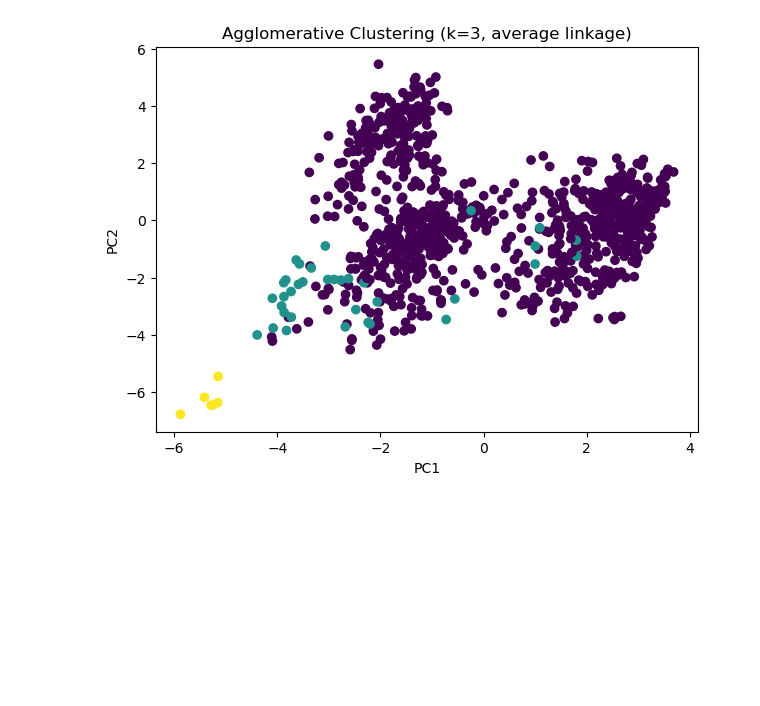
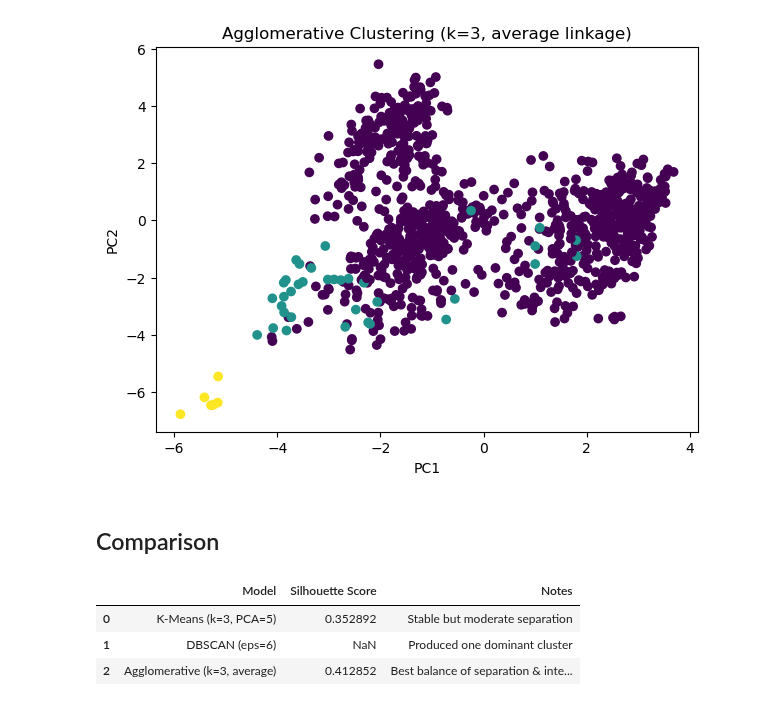
Before and after one commit to alberehap/Project-ML, a Jupyter notebook: unsupervised_models.ipynb, the cells around one changed output. Drawn from its saved outputs; the diff is of its cells as text; code cells hidden in the pictures; blank space fills up the shorter version.

Commit message:
comparison

```diff
--- a/unsupervised_models.ipynb
+++ b/unsupervised_models.ipynb
@@ -229,3 +231,30 @@ plt.ylabel("PC2")
 plt.show()
 # %% [output]
 [figure]
+# %% [markdown]
+## Comparison
+# %%
+comparison_results = pd.DataFrame({
+    "Model": [
+        "K-Means (k=3, PCA=5)",
+        "DBSCAN (eps=6)",
+        "Agglomerative (k=3, average)"
+    ],
+    "Silhouette Score": [
+        kmeans_silhouette,
+        np.nan,   # DBSCAN invalid due to dominant cluster
+        agg_silhouette
+    ],
+    "Notes": [
+        "Stable but moderate separation",
+        "Produced one dominant cluster",
+        "Best balance of separation & interpretability"
+    ]
+})
+
+comparison_results
+# %% [output]
+|  | Model | Silhouette Score | Notes |
+| 0 | K-Means (k=3, PCA=5) | 0.352892 | Stable but moderate separation |
+| 1 | DBSCAN (eps=6) | NaN | Produced one dominant cluster |
+| 2 | Agglomerative (k=3, average) | 0.412852 | Best balance of separation & inte... |
```
Also changed, not shown: parts of 1 cell of this notebook.
